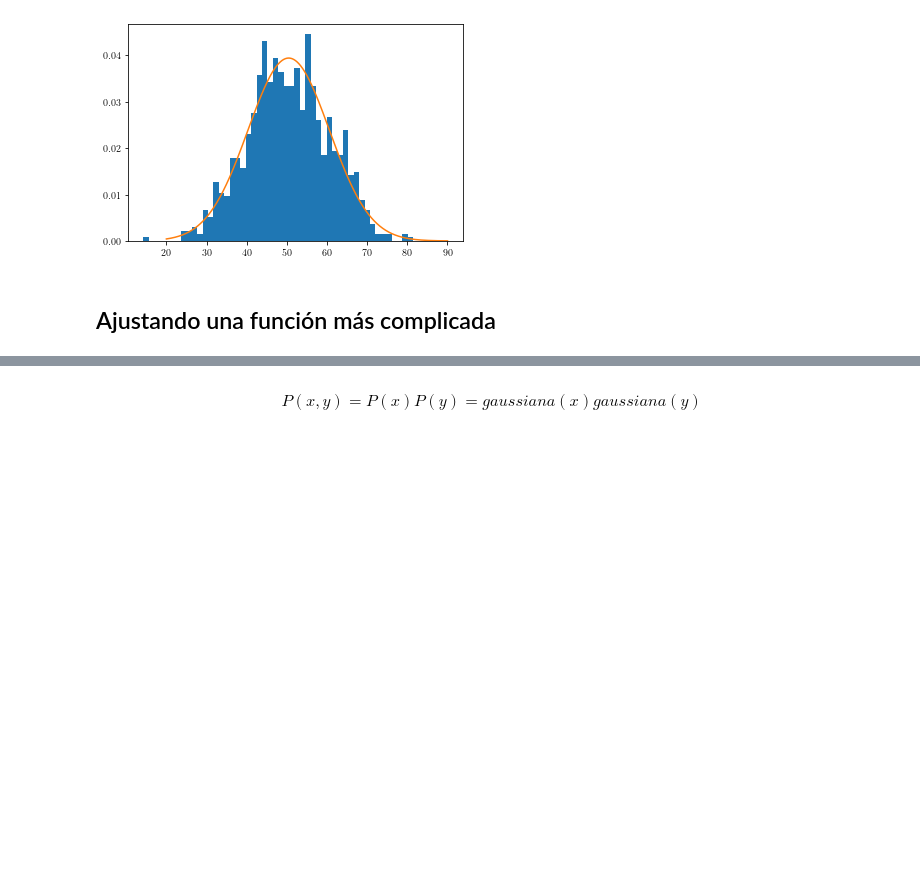
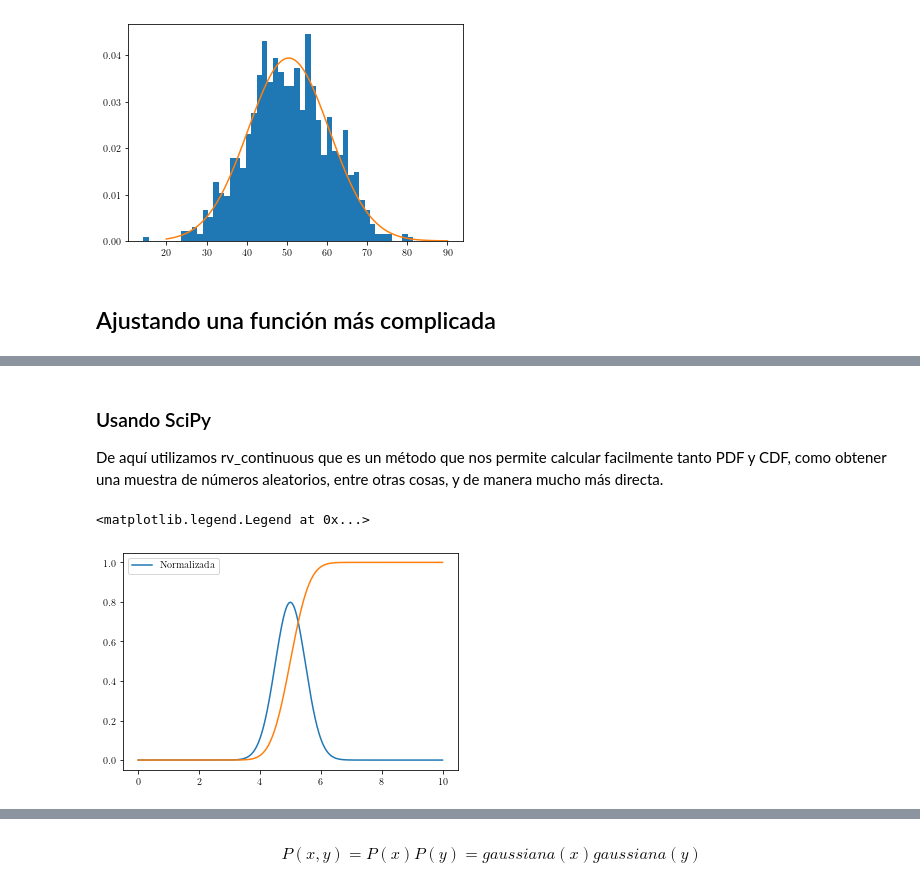
Before and after one commit to aaguayoo/Labo, a Jupyter notebook: Probabilidad.ipynb, the cells around one changed output, grey strips where cells are left out. Drawn from its saved outputs; the diff is of its cells as text; code cells hidden in the pictures; blank space fills up the shorter version.

```diff
--- a/Probabilidad.ipynb
+++ b/Probabilidad.ipynb
@@ -404,0 +442,5 @@ cdf = gaussian.cdf_array(x)
+# %% [markdown]
+### Usando SciPy
+
+De aquí utilizamos rv_continuous que es un método que nos permite
+calcular facilmente tanto PDF y CDF, como obtener una muestra de números aleatorios, entre otras cosas, y de manera mucho más directa.
@@ -404,0 +474,7 @@ cdf = gaussian.cdf_array(x)
+# %%
+plt.plot(x,pdf,label='Normalizada')
+plt.plot(x,cdf)
+plt.legend()
+# %% [output]
+<matplotlib.legend.Legend at 0x...>
+[figure, added]
```
Also changed, not shown: parts of 58 cells of this notebook, 5 other files.
